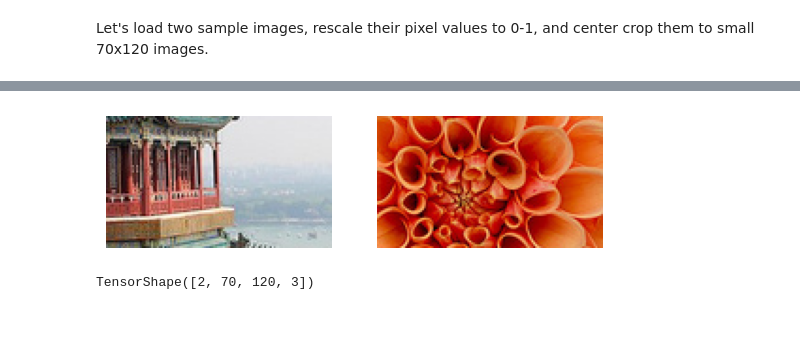
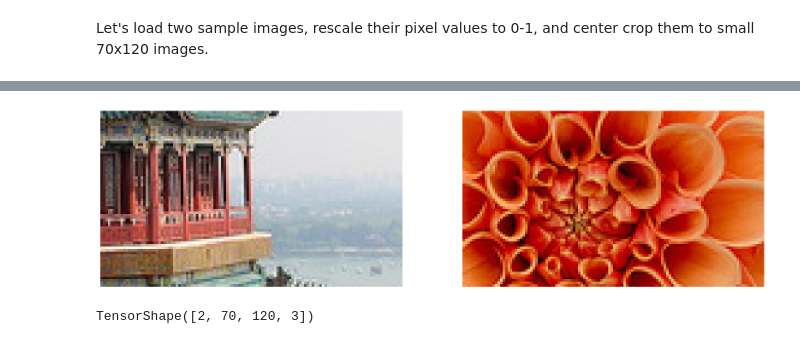
Before and after one commit to tandao0909/hands-on-with-DS, a Jupyter notebook: Chapter 14/vision.ipynb, the cells around one changed output, grey strips where cells are left out. Drawn from its saved outputs; the diff is of its cells as text; code cells hidden in the pictures.

```diff
--- a/Chapter 14/vision.ipynb
+++ b/Chapter 14/vision.ipynb
@@ -24,11 +24,12 @@ images = tf.keras.layers.Rescaling(scale=1 / 255)(images)
 # %%
+plt.figure(figsize=(20, 10))
 for img_idx in [0, 1]:
     plt.subplot(1, 2, img_idx + 1)
     plt.imshow(images[img_idx])
     plt.axis("off")
 plt.show()
 # %% [output]
-[figure, old version]
+[figure, new version]
 # %%
 images.shape
 # %% [output]
```
Also changed, not shown: parts of 19 cells of this notebook, 1 other file.
